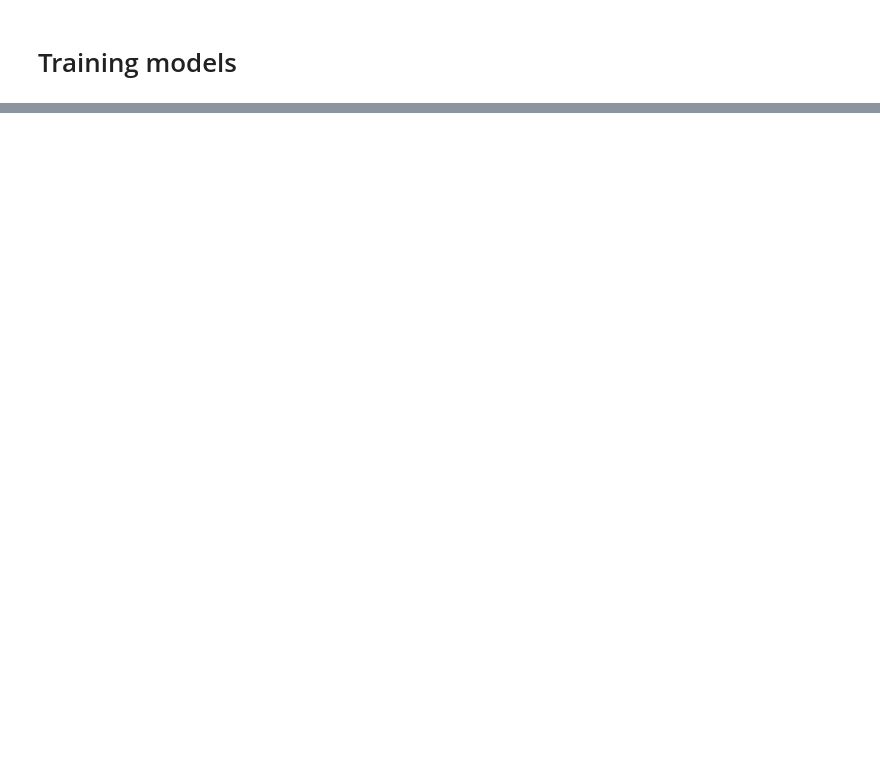
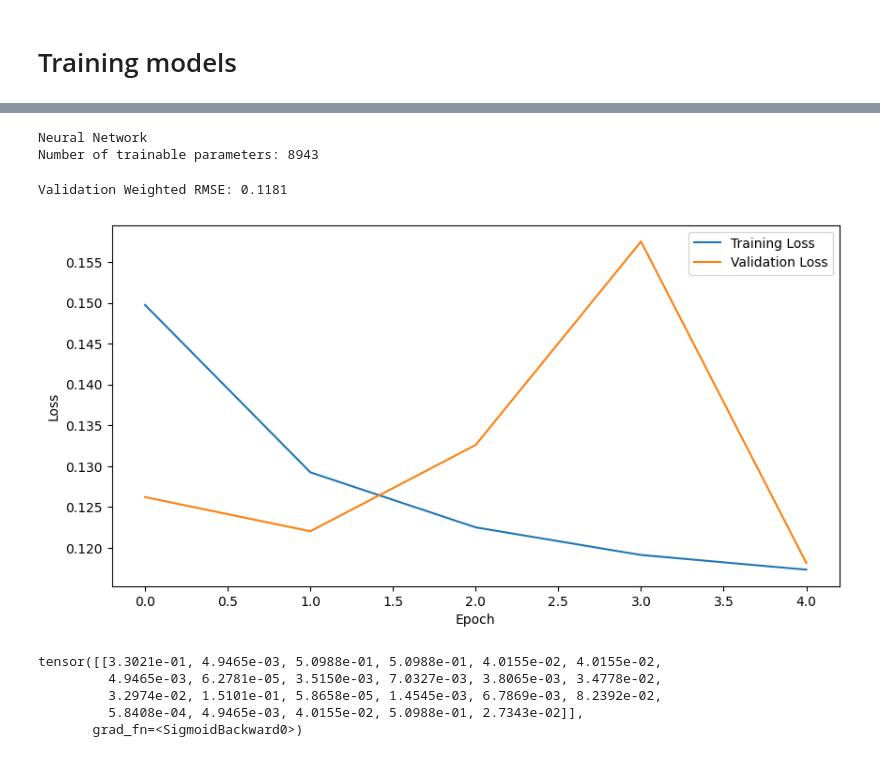
Before and after one commit to killian31/IdGas, a Jupyter notebook: train.ipynb, the cells around one changed output, grey strips where cells are left out. Saved outputs shown, nothing was run; the diff lists cells and outputs as text; code cells hidden in the pictures; blank space fills up the shorter version.

```diff
--- a/train.ipynb
+++ b/train.ipynb
@@ -59,0 +106,36 @@ Validation Weighted RMSE: 0.0302
+# %%
+print("Neural Network")
+params = {
+    "model_class": "GasDetectionModel",
+    "model_params": {
+        "hidden_dim": 64,
+        "num_output": 23,
+        "bias": True,
+        "dropout_rate": 0.3,
+    },
+    "training_param": {
+        "n_epochs": 5,
+        "lr": 0.01,
+        "weight_decay": 1e-5,
+        "batch_size": 128,
+    },
+}
+try:
+    nn_model = run_nn_experiment(x_train, y_train, x_val, y_val, params=params, verbose=True, plot_losses=True)
+except KeyboardInterrupt:
+    print("Training interrupted.")
+# %% [output]
+Neural Network
+Number of trainable parameters: 8943
+Validation Weighted RMSE: 0.1181
+[figure, added]
+# %%
+import torch
+donne = x_val.iloc[0]
+nn_model(torch.tensor(donne).float().unsqueeze(0))
+# %% [output]
+tensor([[3.3021e-01, 4.9465e-03, 5.0988e-01, 5.0988e-01, 4.0155e-02, 4.0155e-02,
+         4.9465e-03, 6.2781e-05, 3.5150e-03, 7.0327e-03, 3.8065e-03, 3.4778e-02,
+         3.2974e-02, 1.5101e-01, 5.8658e-05, 1.4545e-03, 6.7869e-03, 8.2392e-02,
+         5.8408e-04, 4.9465e-03, 4.0155e-02, 5.0988e-01, 2.7343e-02]],
+       grad_fn=<SigmoidBackward0>)
```
Also changed, not shown: parts of 9 cells of this notebook, 7 other files.
